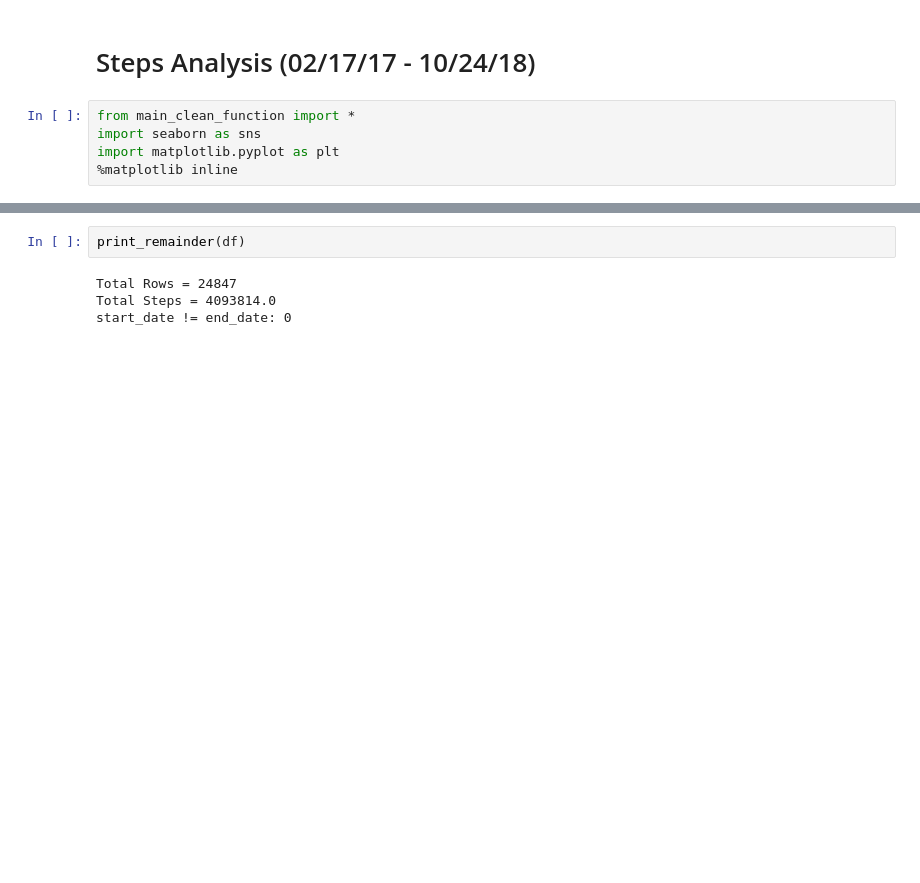
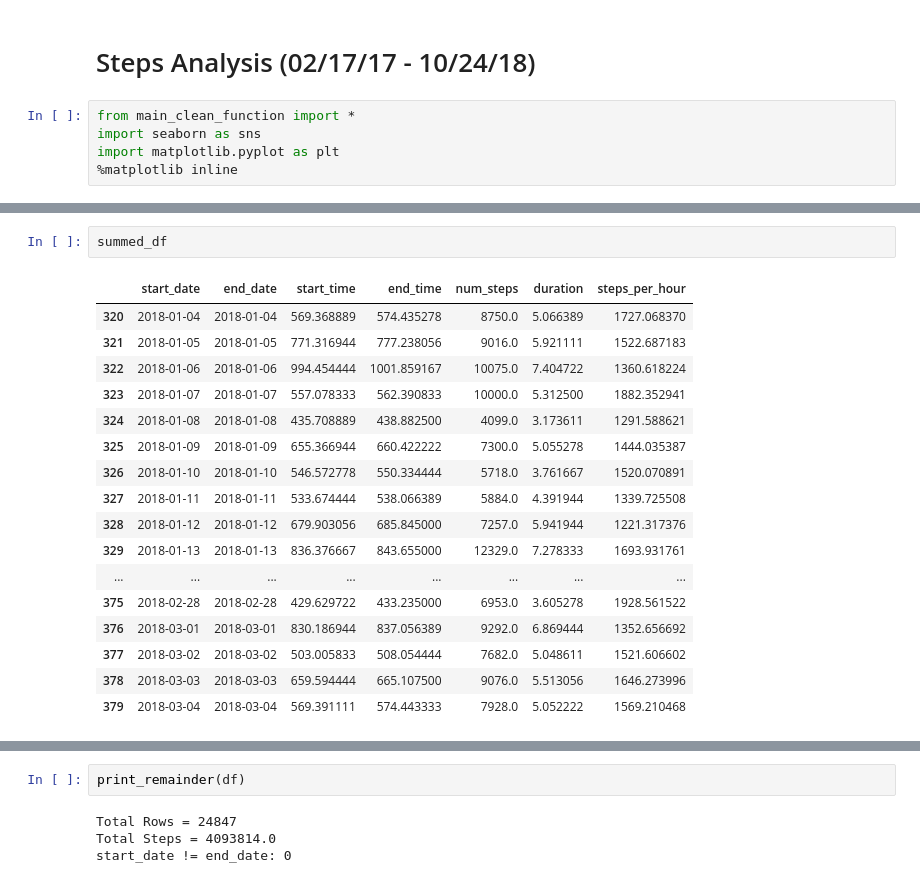
Before and after one commit to Data-is-life/Steps_Analysis, a Jupyter notebook: Steps_analysis.ipynb, the cells around one changed output, grey strips where cells are left out. Drawn from its saved outputs; the diff is of its cells as text; blank space fills up the shorter version.

```diff
--- a/Steps_analysis.ipynb
+++ b/Steps_analysis.ipynb
@@ -29,0 +102,20 @@ print(str(df[df['num_steps'] == m_t_p]['start_date'].values)[2:12])
+# %%
+summed_df
+# %% [output]
+|  | start_date | end_date | start_time | end_time | num_steps | duration | steps_per_hour |
+| 320 | 2018-01-04 | 2018-01-04 | 569.368889 | 574.435278 | 8750.0 | 5.066389 | 1727.068370 |
+| 321 | 2018-01-05 | 2018-01-05 | 771.316944 | 777.238056 | 9016.0 | 5.921111 | 1522.687183 |
+| 322 | 2018-01-06 | 2018-01-06 | 994.454444 | 1001.859167 | 10075.0 | 7.404722 | 1360.618224 |
+| 323 | 2018-01-07 | 2018-01-07 | 557.078333 | 562.390833 | 10000.0 | 5.312500 | 1882.352941 |
+| 324 | 2018-01-08 | 2018-01-08 | 435.708889 | 438.882500 | 4099.0 | 3.173611 | 1291.588621 |
+| 325 | 2018-01-09 | 2018-01-09 | 655.366944 | 660.422222 | 7300.0 | 5.055278 | 1444.035387 |
+| 326 | 2018-01-10 | 2018-01-10 | 546.572778 | 550.334444 | 5718.0 | 3.761667 | 1520.070891 |
+| 327 | 2018-01-11 | 2018-01-11 | 533.674444 | 538.066389 | 5884.0 | 4.391944 | 1339.725508 |
+| 328 | 2018-01-12 | 2018-01-12 | 679.903056 | 685.845000 | 7257.0 | 5.941944 | 1221.317376 |
+| 329 | 2018-01-13 | 2018-01-13 | 836.376667 | 843.655000 | 12329.0 | 7.278333 | 1693.931761 |
+| ... | ... | ... | ... | ... | ... | ... | ... |
+| 375 | 2018-02-28 | 2018-02-28 | 429.629722 | 433.235000 | 6953.0 | 3.605278 | 1928.561522 |
+| 376 | 2018-03-01 | 2018-03-01 | 830.186944 | 837.056389 | 9292.0 | 6.869444 | 1352.656692 |
+| 377 | 2018-03-02 | 2018-03-02 | 503.005833 | 508.054444 | 7682.0 | 5.048611 | 1521.606602 |
+| 378 | 2018-03-03 | 2018-03-03 | 659.594444 | 665.107500 | 9076.0 | 5.513056 | 1646.273996 |
+| 379 | 2018-03-04 | 2018-03-04 | 569.391111 | 574.443333 | 7928.0 | 5.052222 | 1569.210468 |
```
Also changed, not shown: parts of 12 cells of this notebook, 3 other files.
